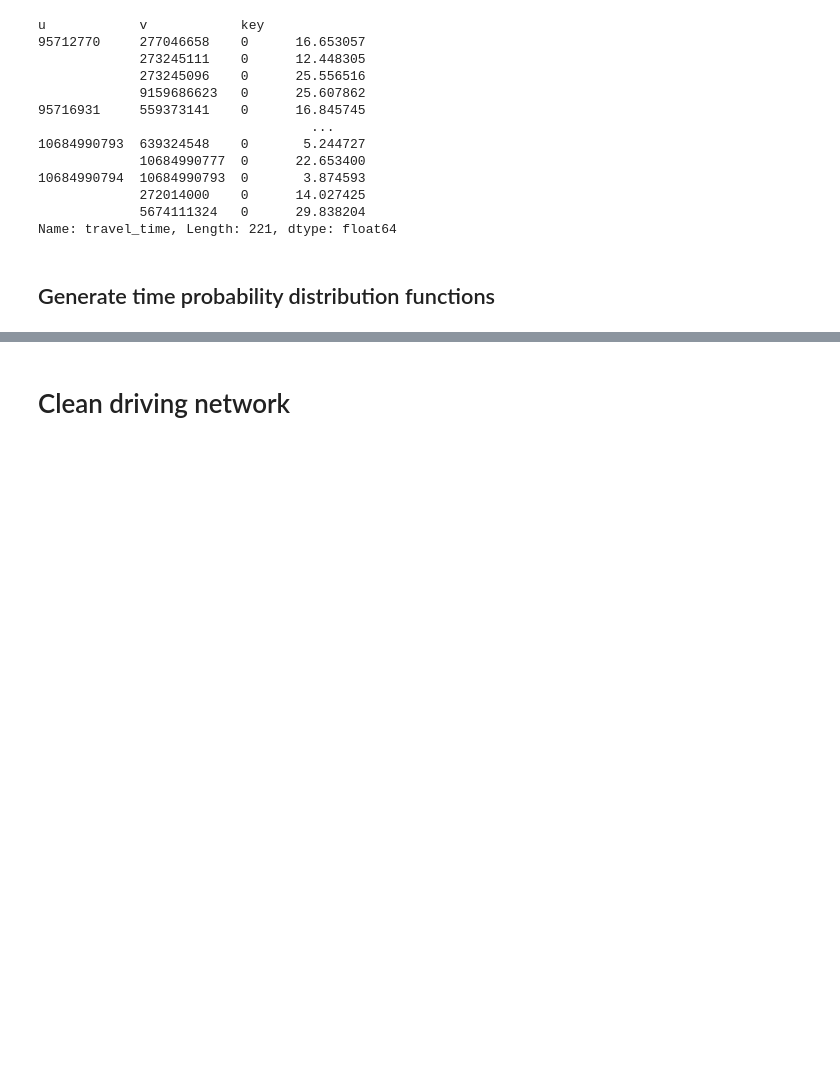
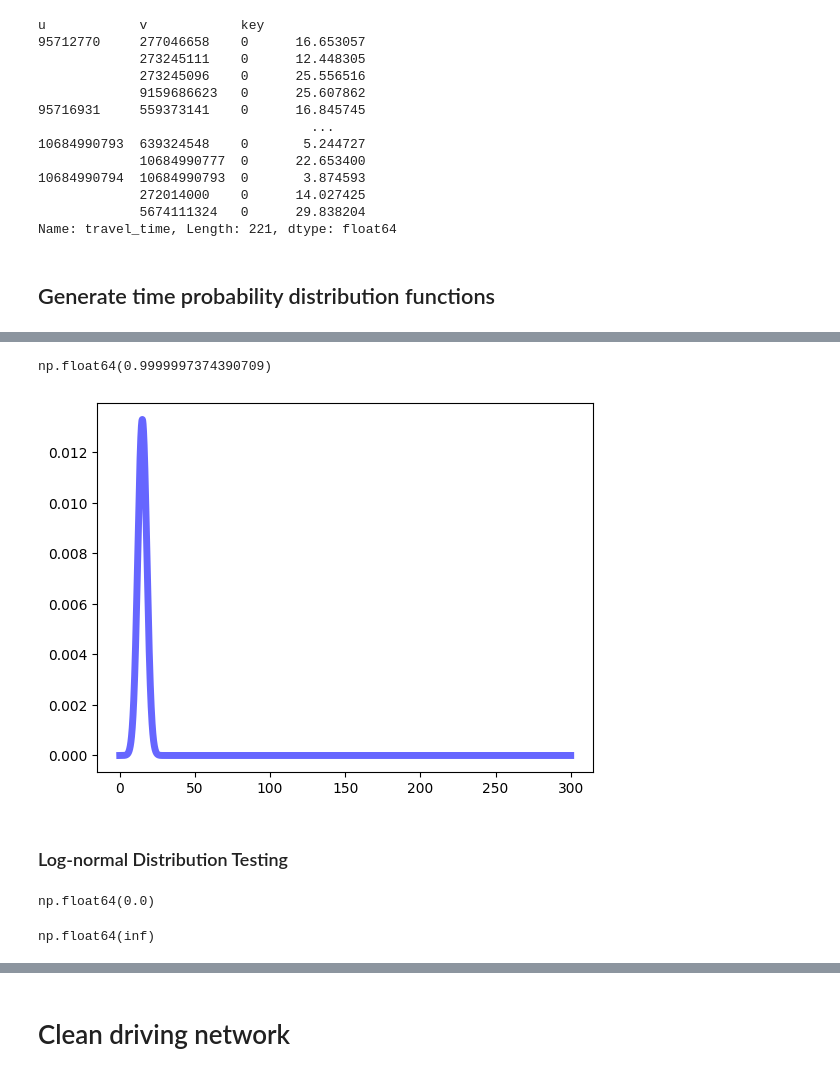
Before and after one commit to darpitydarp/ECI-253, a Jupyter notebook: Final Project/ECI 253 Final Project.ipynb, the cells around one changed output, grey strips where cells are left out. Cells and saved outputs as stored; diff of their text form; code cells hidden in the pictures; blank space fills up the shorter version.

```diff
--- a/Final Project/ECI 253 Final Project.ipynb
+++ b/Final Project/ECI 253 Final Project.ipynb
@@ -148,3 +269,24 @@ norm
+# %%
+fig, ax = plt.subplots(1, 1)
+
+mu=15
+sigma=mu/5
+
+norm_dist = norm(loc=mu, scale=sigma)
+
+pdf_values = norm_dist.pdf(x) * timeUnit  # scale by timeUnit for proper normalization
+ax.plot(x, pdf_values, 'b-', lw=5, alpha=0.6, label='edge pdf')
+
+pdf_values.sum()
+# %% [output]
+np.float64(0.9999997374390709)
+[figure, added]
+# %% [markdown]
+### Log-normal Distribution Testing
 # %%
-s = 5
+s = 0.5
 lb, ub = lognorm.support(s)
+display(lb, ub)
+# %% [output]
+np.float64(0.0)
+np.float64(inf)
```
Also changed, not shown: parts of 28 cells of this notebook, 1 other file.
